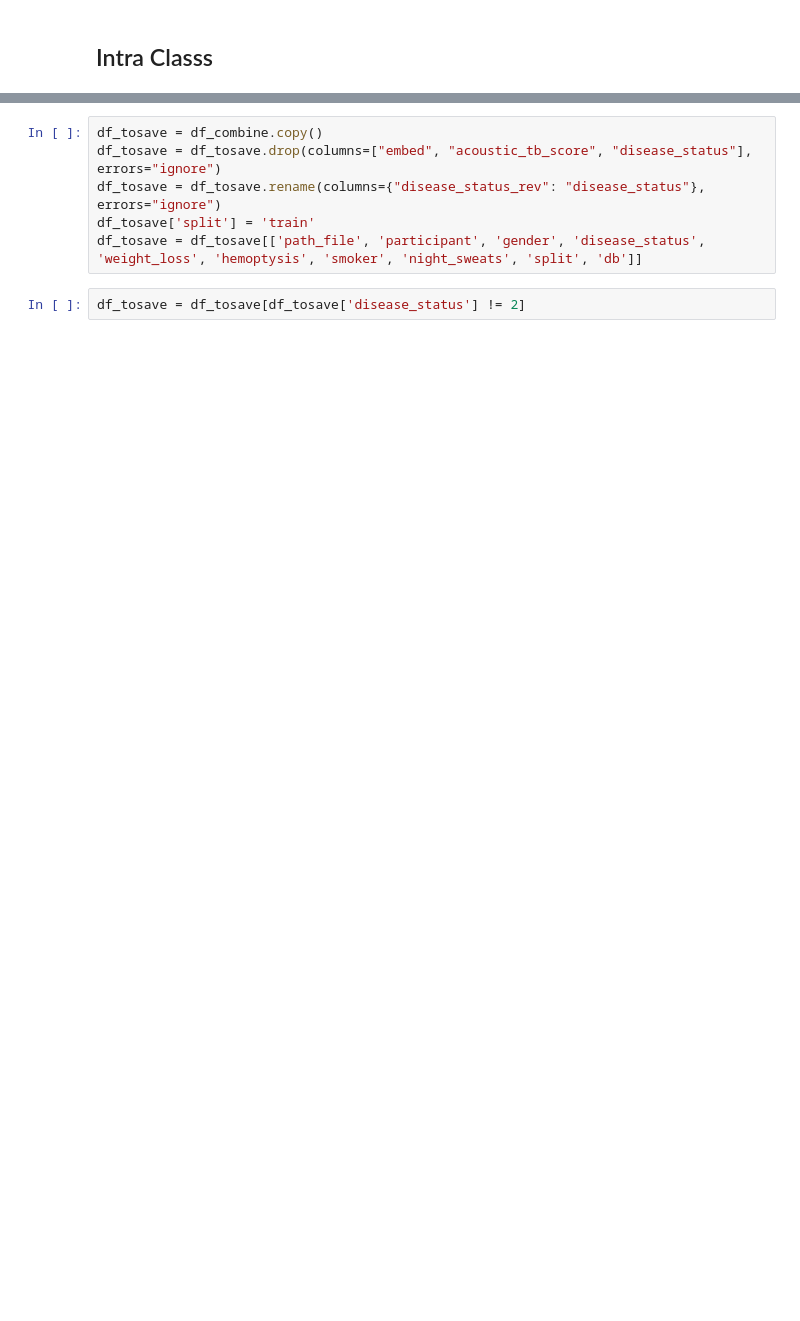
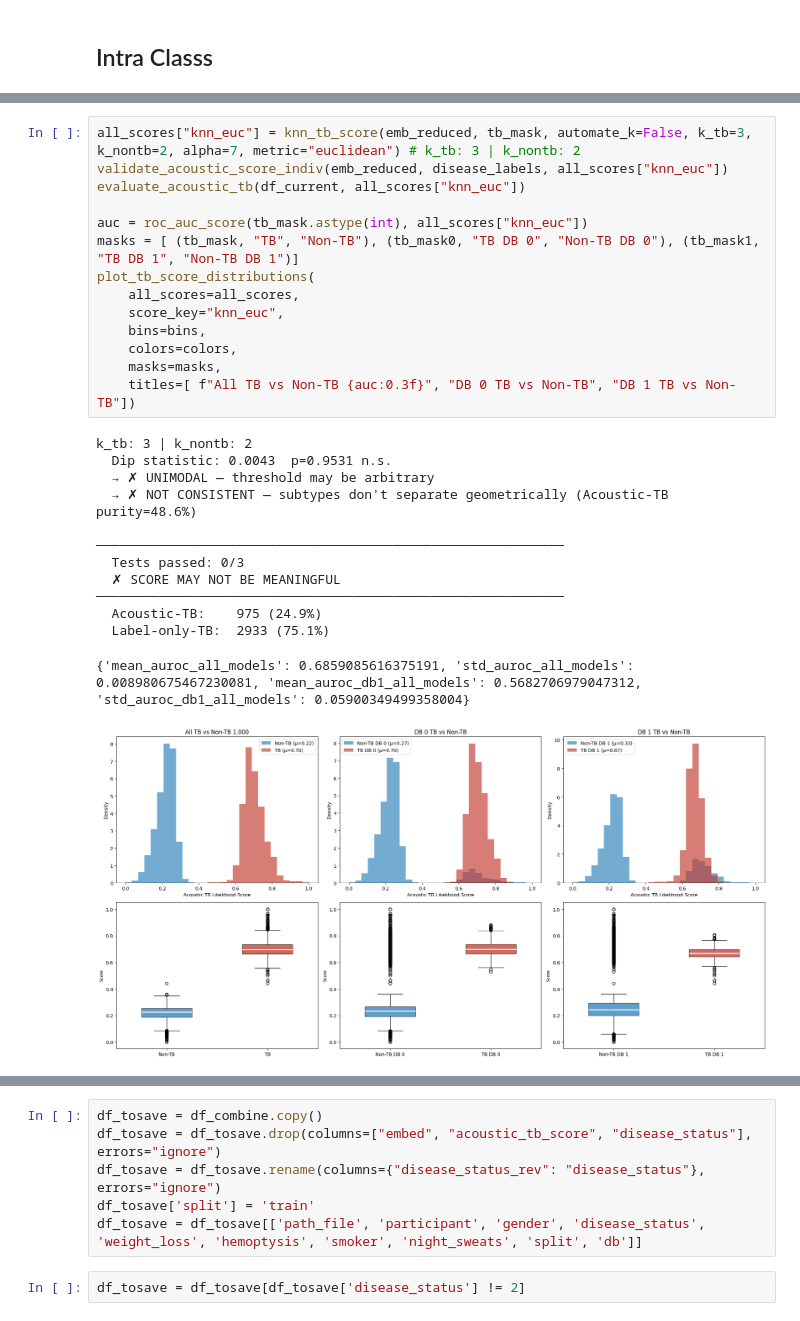
Before and after one commit to arkiven4/NXSCough, a Jupyter notebook: notebooks/qwen_embeddingInnerclass.ipynb, the cells around one changed output, grey strips where cells are left out. Cells and saved outputs as stored; diff of their text form; blank space fills up the shorter version.

```diff
--- a/notebooks/qwen_embeddingInnerclass.ipynb
+++ b/notebooks/qwen_embeddingInnerclass.ipynb
@@ -1374,0 +1526,28 @@ summary
+# %%
+all_scores["knn_euc"] = knn_tb_score(emb_reduced, tb_mask, automate_k=False, k_tb=3, k_nontb=2, alpha=7, metric="euclidean") # k_tb: 3 | k_nontb: 2
+validate_acoustic_score_indiv(emb_reduced, disease_labels, all_scores["knn_euc"])
+evaluate_acoustic_tb(df_current, all_scores["knn_euc"])
+
+auc = roc_auc_score(tb_mask.astype(int), all_scores["knn_euc"])
+masks = [ (tb_mask, "TB", "Non-TB"), (tb_mask0, "TB DB 0", "Non-TB DB 0"), (tb_mask1, "TB DB 1", "Non-TB DB 1")]
+plot_tb_score_distributions(
+    all_scores=all_scores,
+    score_key="knn_euc",
+    bins=bins,
+    colors=colors,
+    masks=masks,
+    titles=[ f"All TB vs Non-TB {auc:0.3f}", "DB 0 TB vs Non-TB", "DB 1 TB vs Non-TB"])
+# %% [output]
+k_tb: 3 | k_nontb: 2
+  Dip statistic: 0.0043  p=0.9531 n.s.
+  → ✗ UNIMODAL — threshold may be arbitrary
+  → ✗ NOT CONSISTENT — subtypes don't separate geometrically (Acoustic-TB purity=48.6%)
+
+────────────────────────────────────────────────────────────
+  Tests passed: 0/3
+  ✗ SCORE MAY NOT BE MEANINGFUL
+────────────────────────────────────────────────────────────
+  Acoustic-TB:    975 (24.9%)
+  Label-only-TB:  2933 (75.1%)
+{'mean_auroc_all_models': 0.6859085616375191, 'std_auroc_all_models': 0.008980675467230081, 'mean_auroc_db1_all_models': 0.5682706979047312, 'std_auroc_db1_all_models': 0.05900349499358004}
+[figure, added]
```
Also changed, not shown: parts of 54 cells of this notebook, 5 other files.
